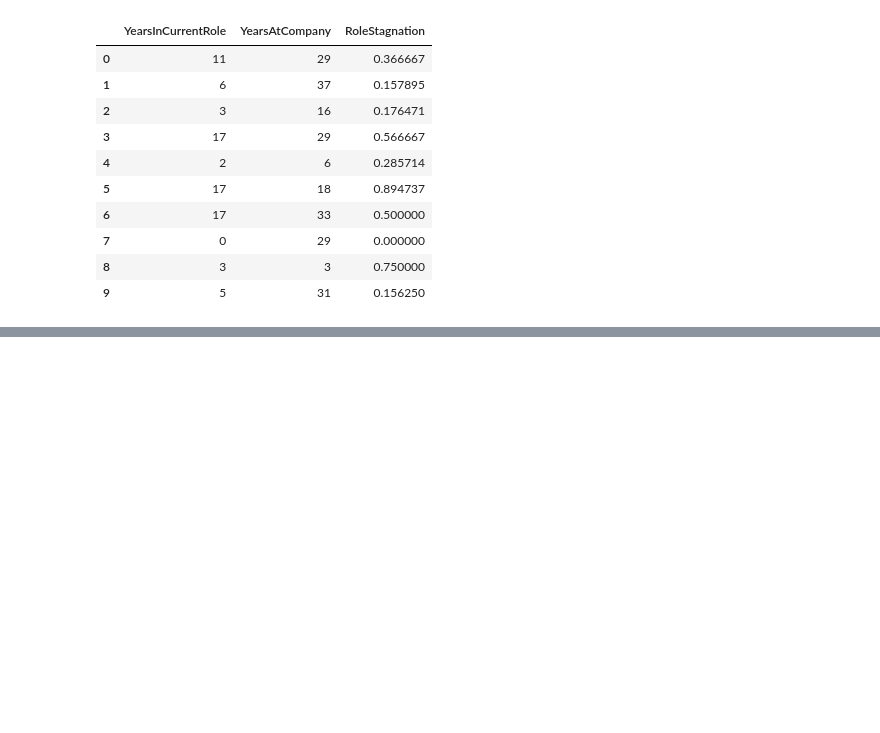
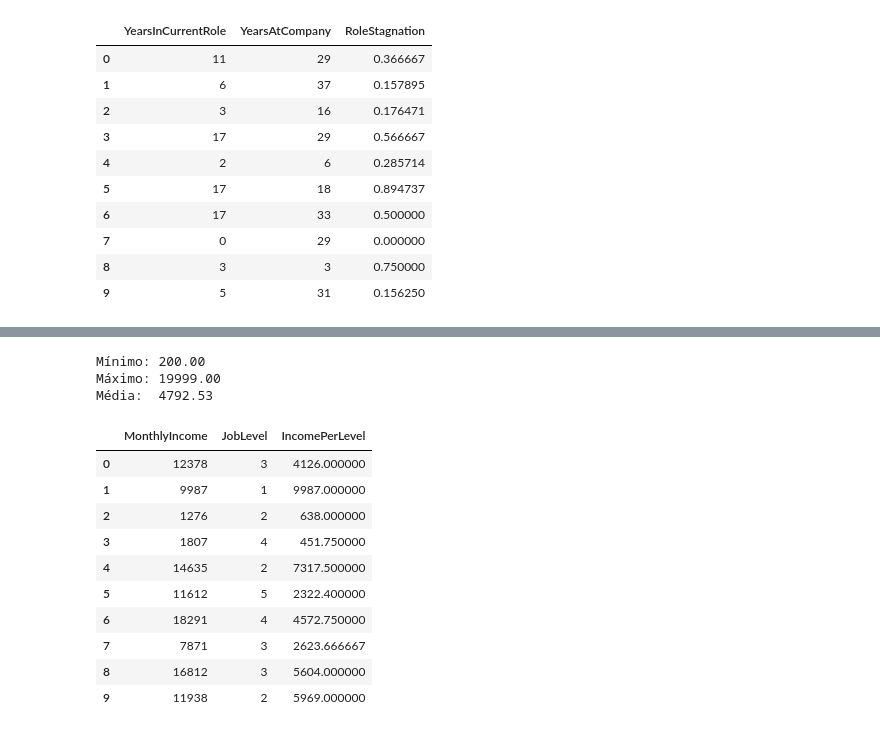
Before and after one commit to JonasGX/model-techcorp-attrition, a Jupyter notebook: notebooks/02_feature_engineering.ipynb, the cells around one changed output, grey strips where cells are left out. Drawn from its saved outputs; the diff is of its cells as text; code cells hidden in the pictures; blank space fills up the shorter version.

```diff
--- a/notebooks/02_feature_engineering.ipynb
+++ b/notebooks/02_feature_engineering.ipynb
@@ -301,0 +330,18 @@ Média:  0.44
+# %%
+# Feature 6: AgeGroup
+df['AgeGroup'] = pd.cut(
+    df['Age'],
+    bins=[0, 30, 45, 100],
+    labels=['Jovem', 'Adulto', 'Senior']
+)
+
+# Verificar distribuição
+print(df['AgeGroup'].value_counts())
+print(f"\nProporção:")
+print(df['AgeGroup'].value_counts(normalize=True).round(4) * 100)
+
+df[['Age', 'AgeGroup']].head()
+
+# Análise do resultado
+# A feature AgeGroup transforma a idade contínua em faixas de comportamento do mercado de trabalho. A distribuição ficou equilibrada entre os 3 grupos: Senior (40,42%), Adulto (31,95%) e Jovem (27,63%). Isso garante que o modelo terá volume suficiente em cada faixa para
+# aprender padrões de comportamento distintos entre as fases de carreira. Aparentemente, a distribuição está boa, pois nenhuma das categorias ficou com volume muito pequeno, o que pode ser relevante para o modelo conseguir aprender os padrões de cada categoria.
@@ -301,0 +367,27 @@ Média:  0.44
+# %%
+# Feature 7: IncomePerLevel
+df['IncomePerLevel'] = df['MonthlyIncome'] / df['JobLevel']
+
+# Verificar o resultado
+print(f"Mínimo: {df['IncomePerLevel'].min():.2f}")
+print(f"Máximo: {df['IncomePerLevel'].max():.2f}")
+print(f"Média:  {df['IncomePerLevel'].mean():.2f}")
+df[['MonthlyIncome', 'JobLevel', 'IncomePerLevel']].head(10)
+
+# A feature IncomePerLevel está medindo muito bem o salário do funcionário em relação ao seu nível (1-5). Com essa variável, podeemos ver se o funcionário está sendo valorizado ou desvalorizado para o seu nível. Em caso de desvalorização, o funcionário tende a entrar em
+# attrition com a empresa. Exemplo da linha 4: O funcionario recebe 1807 estando no nível 4 tendo um resultado de IncomePerLevel = 451.750000, o que é um valor muito abaixo da sua expectativa. Esse funcionário tende a procurar oportunidades melhores fora da empresa.
+# %% [output]
+Mínimo: 200.00
+Máximo: 19999.00
+Média:  4792.53
+|  | MonthlyIncome | JobLevel | IncomePerLevel |
+| 0 | 12378 | 3 | 4126.000000 |
+| 1 | 9987 | 1 | 9987.000000 |
+| 2 | 1276 | 2 | 638.000000 |
+| 3 | 1807 | 4 | 451.750000 |
+| 4 | 14635 | 2 | 7317.500000 |
+| 5 | 11612 | 5 | 2322.400000 |
+| 6 | 18291 | 4 | 4572.750000 |
+| 7 | 7871 | 3 | 2623.666667 |
+| 8 | 16812 | 3 | 5604.000000 |
+| 9 | 11938 | 2 | 5969.000000 |
```
Also changed, not shown: parts of 14 cells of this notebook, 4 other files.
